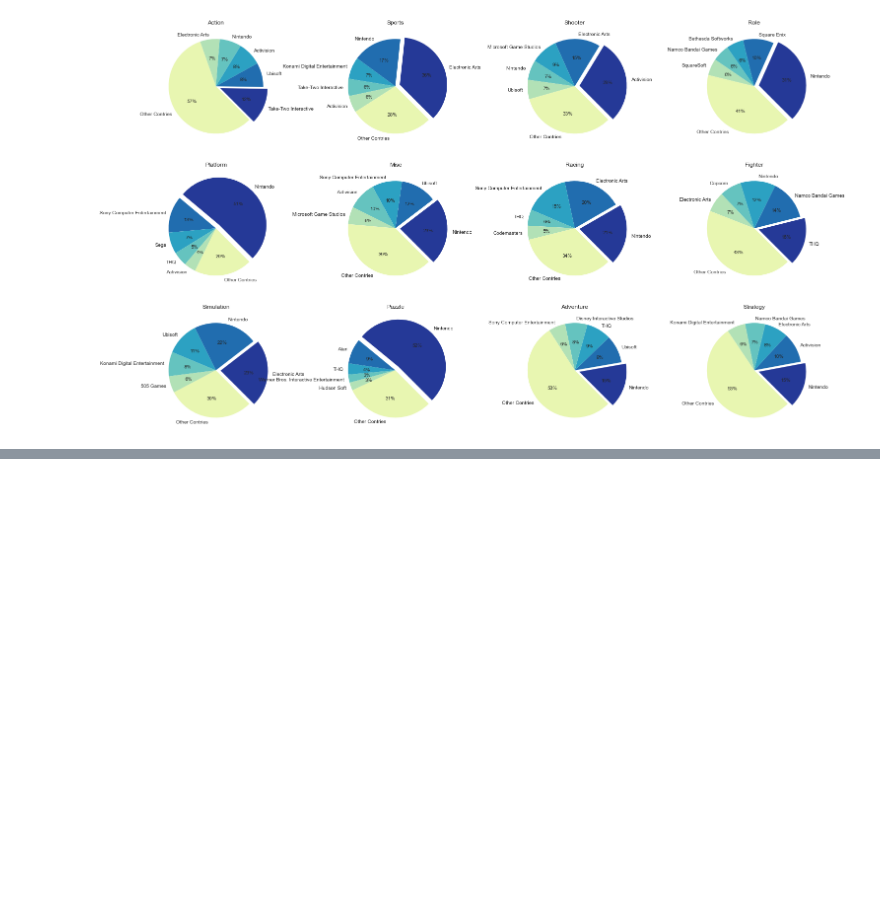
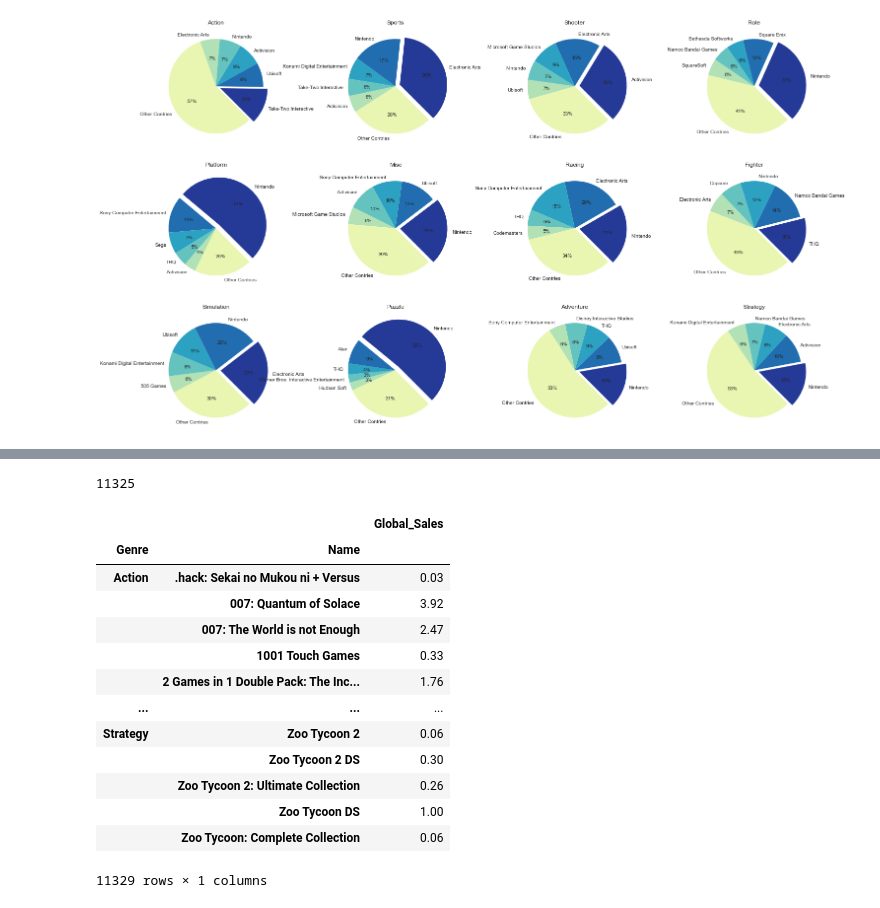
Before and after one commit to josue-islas/Videogames, a Jupyter notebook: Notebook.ipynb, the cells around one changed output, grey strips where cells are left out. Saved outputs shown, nothing was run; the diff lists cells and outputs as text; code cells hidden in the pictures; blank space fills up the shorter version.

```diff
--- a/Notebook.ipynb
+++ b/Notebook.ipynb
@@ -381,0 +413,22 @@ Text(0.5, 1.0, 'Strategy')
+# %%
+len(df.Name.unique())
+# %% [output]
+11325
+# %%
+gk = df.groupby(['Genre', 'Name'])[['Global_Sales']].sum()
+gk
+# %% [output]
+|  |  | Global_Sales |
+| Genre | Name |  |
+| Action | .hack: Sekai no Mukou ni + Versus | 0.03 |
+|  | 007: Quantum of Solace | 3.92 |
+|  | 007: The World is not Enough | 2.47 |
+|  | 1001 Touch Games | 0.33 |
+|  | 2 Games in 1 Double Pack: The Inc... | 1.76 |
+| ... | ... | ... |
+| Strategy | Zoo Tycoon 2 | 0.06 |
+|  | Zoo Tycoon 2 DS | 0.30 |
+|  | Zoo Tycoon 2: Ultimate Collection | 0.26 |
+|  | Zoo Tycoon DS | 1.00 |
+|  | Zoo Tycoon: Complete Collection | 0.06 |
+11329 rows × 1 columns
```
Also changed, not shown: parts of 6 cells of this notebook.
